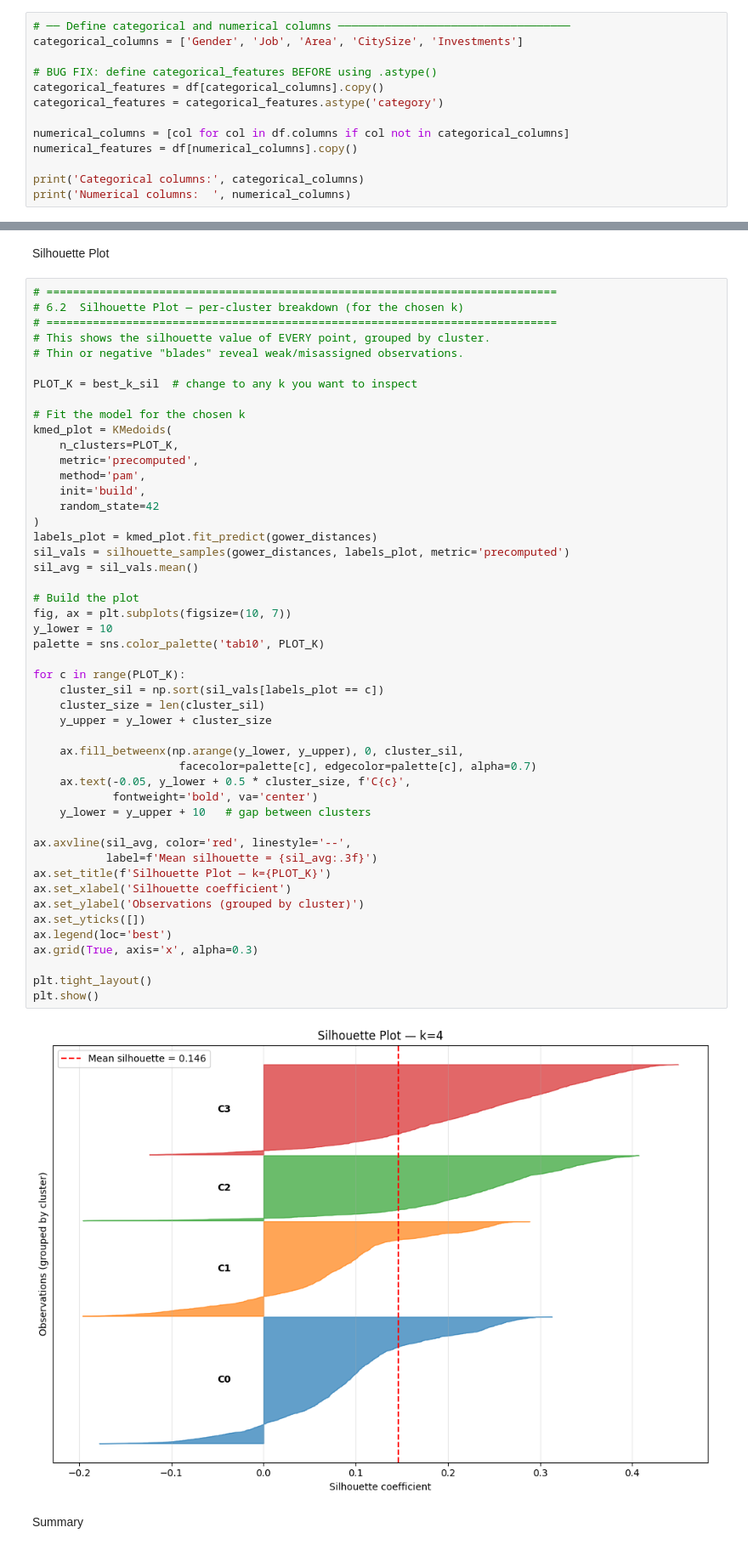
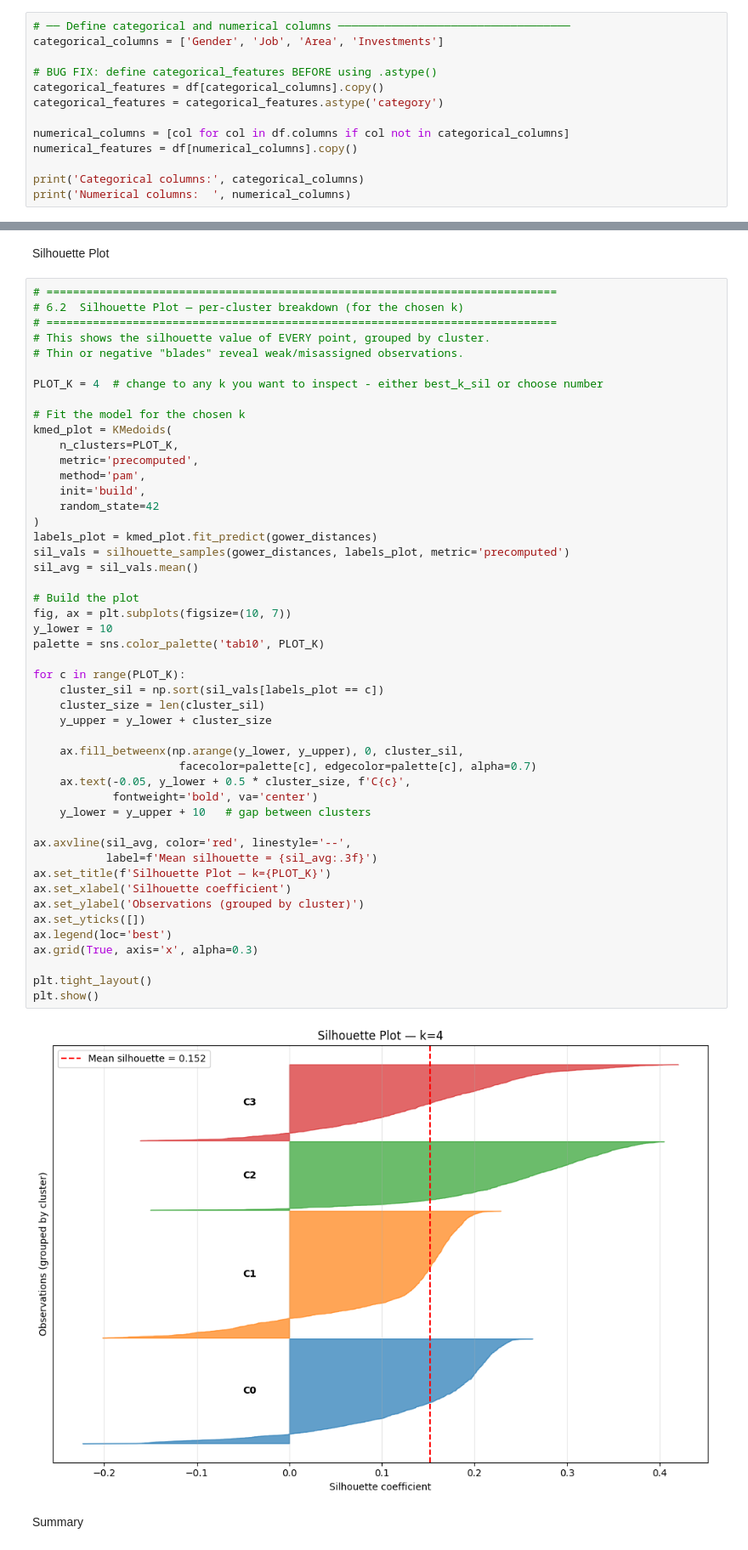
Before and after one commit to SimoneCerrone/FINTECH, a Jupyter notebook: BankClients_Segmentation_Final1.ipynb, the cells around one changed output, grey strips where cells are left out. Shown at 85% size. Drawn from its saved outputs; the diff is of its cells as text.

```diff
--- a/BankClients_Segmentation_Final1.ipynb
+++ b/BankClients_Segmentation_Final1.ipynb
@@ -550,7 +550,7 @@ We split variables into:
 - **Numerical**: all others → MinMaxScaler (note: `Income`, `Wealth`, etc. are already normalized as percentiles, but `Age` and `FamilySize` are raw values and need scaling)
 # %%
 # ── Define categorical and numerical columns ───────────────────────────────────
-categorical_columns = ['Gender', 'Job', 'Area', 'CitySize', 'Investments']
+categorical_columns = ['Gender', 'Job', 'Area', 'Investments']
 
 # BUG FIX: define categorical_features BEFORE using .astype()
 categorical_features = df[categorical_columns].copy()
@@ -891,7 +891,7 @@ Silhouette Plot
 # This shows the silhouette value of EVERY point, grouped by cluster.
 # Thin or negative "blades" reveal weak/misassigned observations.
 
-PLOT_K = best_k_sil  # change to any k you want to inspect
+PLOT_K = 4  # change to any k you want to inspect - either best_k_sil or choose number
 
 # Fit the model for the chosen k
 kmed_plot = KMedoids(
@@ -906,34 +906,34 @@ sil_vals = silhouette_samples(gower_distances, labels_plot, metric='precomputed'
 sil_avg = sil_vals.mean()
 
 # Build the plot
 fig, ax = plt.subplots(figsize=(10, 7))
 y_lower = 10
 palette = sns.color_palette('tab10', PLOT_K)
 
 for c in range(PLOT_K):
     cluster_sil = np.sort(sil_vals[labels_plot == c])
     cluster_size = len(cluster_sil)
     y_upper = y_lower + cluster_size
 
     ax.fill_betweenx(np.arange(y_lower, y_upper), 0, cluster_sil,
                       facecolor=palette[c], edgecolor=palette[c], alpha=0.7)
     ax.text(-0.05, y_lower + 0.5 * cluster_size, f'C{c}',
             fontweight='bold', va='center')
     y_lower = y_upper + 10   # gap between clusters
 
 ax.axvline(sil_avg, color='red', linestyle='--',
            label=f'Mean silhouette = {sil_avg:.3f}')
 ax.set_title(f'Silhouette Plot — k={PLOT_K}')
 ax.set_xlabel('Silhouette coefficient')
 ax.set_ylabel('Observations (grouped by cluster)')
 ax.set_yticks([])
 ax.legend(loc='best')
 ax.grid(True, axis='x', alpha=0.3)
 
 plt.tight_layout()
 plt.show()
 # %% [output]
-[figure, old version]
+[figure, new version]
 # %% [markdown]
 Summary
 # %%
```
Also changed, not shown: parts of 23 cells of this notebook.
